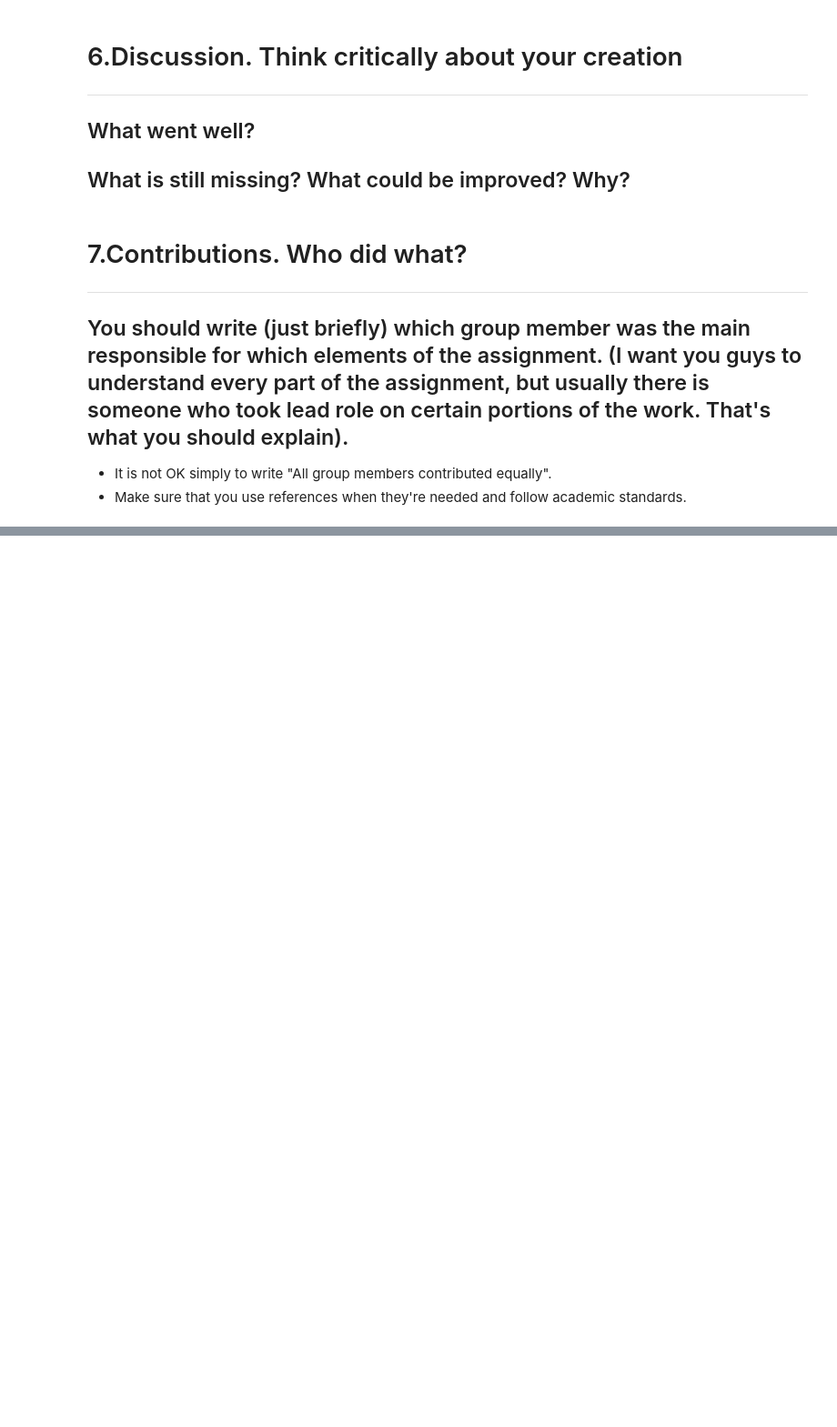
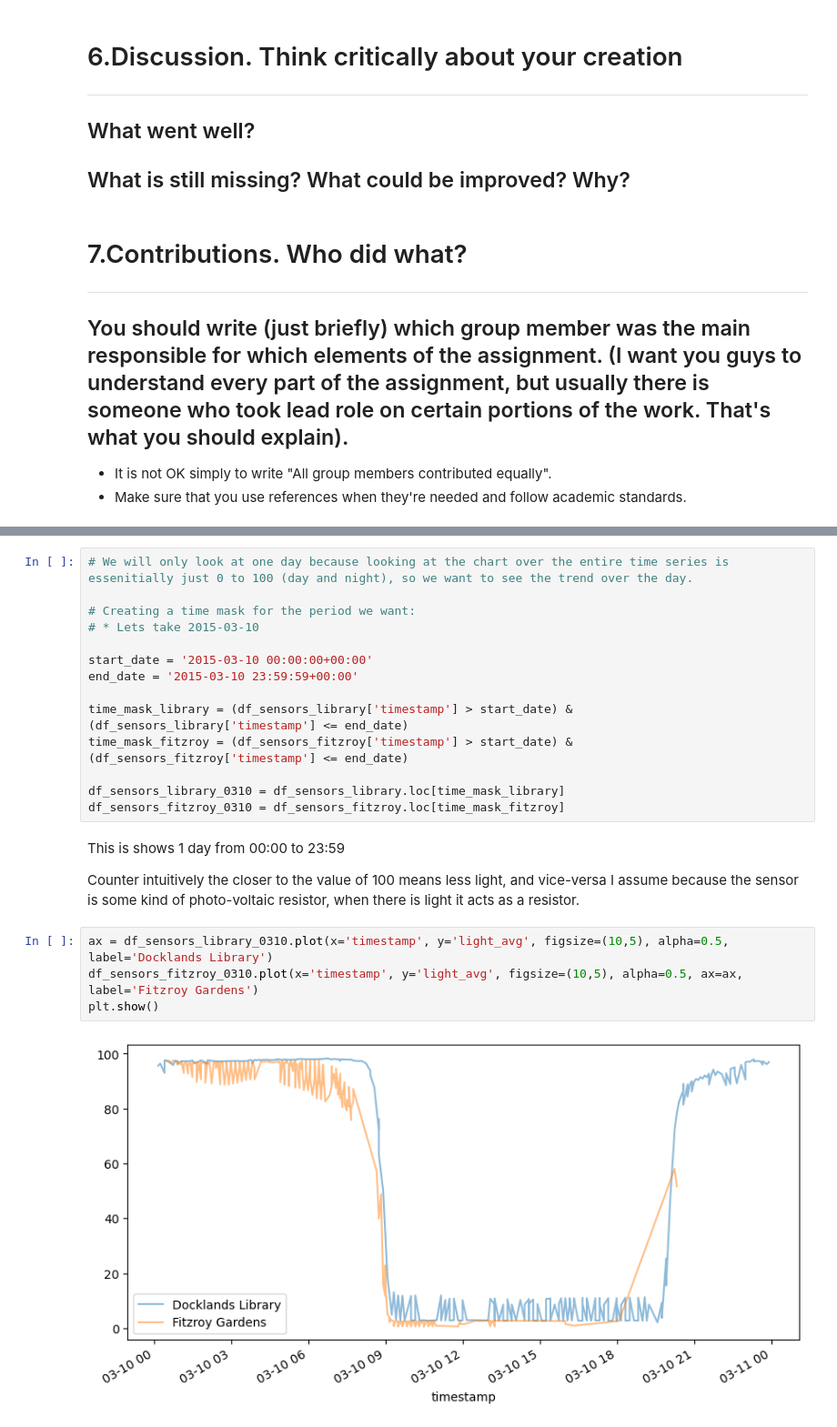
Before and after one commit to oida-dtu/SocialDataFinalProject, a Jupyter notebook: Workbook.ipynb, the cells around one changed output, grey strips where cells are left out. Shown at 91% size. Cells and saved outputs as stored; diff of their text form; blank space fills up the shorter version.

```diff
--- a/Workbook.ipynb
+++ b/Workbook.ipynb
@@ -60,0 +225,24 @@ Secondly,
+# %%
+# We will only look at one day because looking at the chart over the entire time series is essenitially just 0 to 100 (day and night), so we want to see the trend over the day.
+
+# Creating a time mask for the period we want:
+# * Lets take 2015-03-10
+
+start_date = '2015-03-10 00:00:00+00:00'
+end_date = '2015-03-10 23:59:59+00:00'
+
+time_mask_library = (df_sensors_library['timestamp'] > start_date) & (df_sensors_library['timestamp'] <= end_date)
+time_mask_fitzroy = (df_sensors_fitzroy['timestamp'] > start_date) & (df_sensors_fitzroy['timestamp'] <= end_date)
+
+df_sensors_library_0310 = df_sensors_library.loc[time_mask_library]
+df_sensors_fitzroy_0310 = df_sensors_fitzroy.loc[time_mask_fitzroy]
+# %% [markdown]
+This is shows 1 day from 00:00 to 23:59
+
+Counter intuitively the closer to the value of 100 means less light, and vice-versa I assume because the sensor is some kind of photo-voltaic resistor, when there is light it acts as a resistor.
+# %%
+ax = df_sensors_library_0310.plot(x='timestamp', y='light_avg', figsize=(10,5), alpha=0.5, label='Docklands Library')
+df_sensors_fitzroy_0310.plot(x='timestamp', y='light_avg', figsize=(10,5), alpha=0.5, ax=ax, label='Fitzroy Gardens')
+plt.show()
+# %% [output]
+[figure, added]
```
Also changed, not shown: parts of 26 cells of this notebook, 5 other files.
